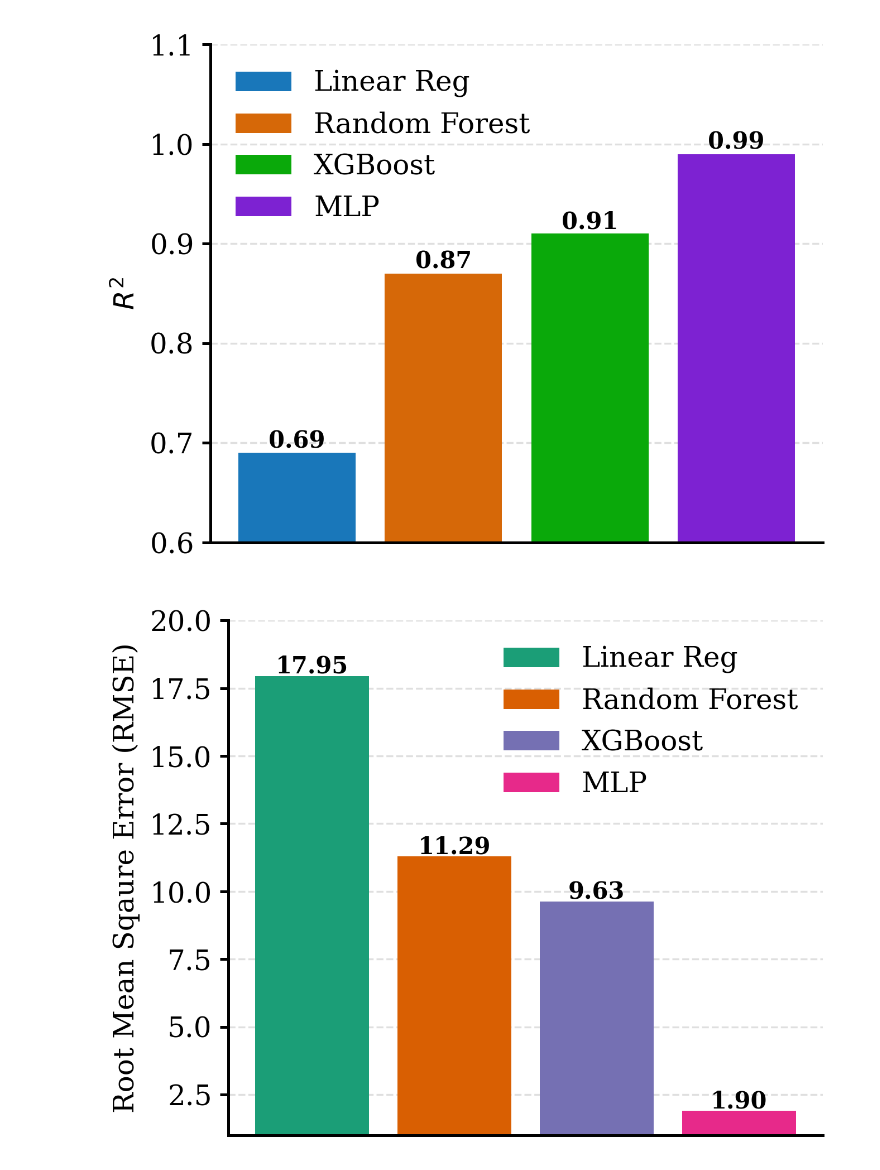
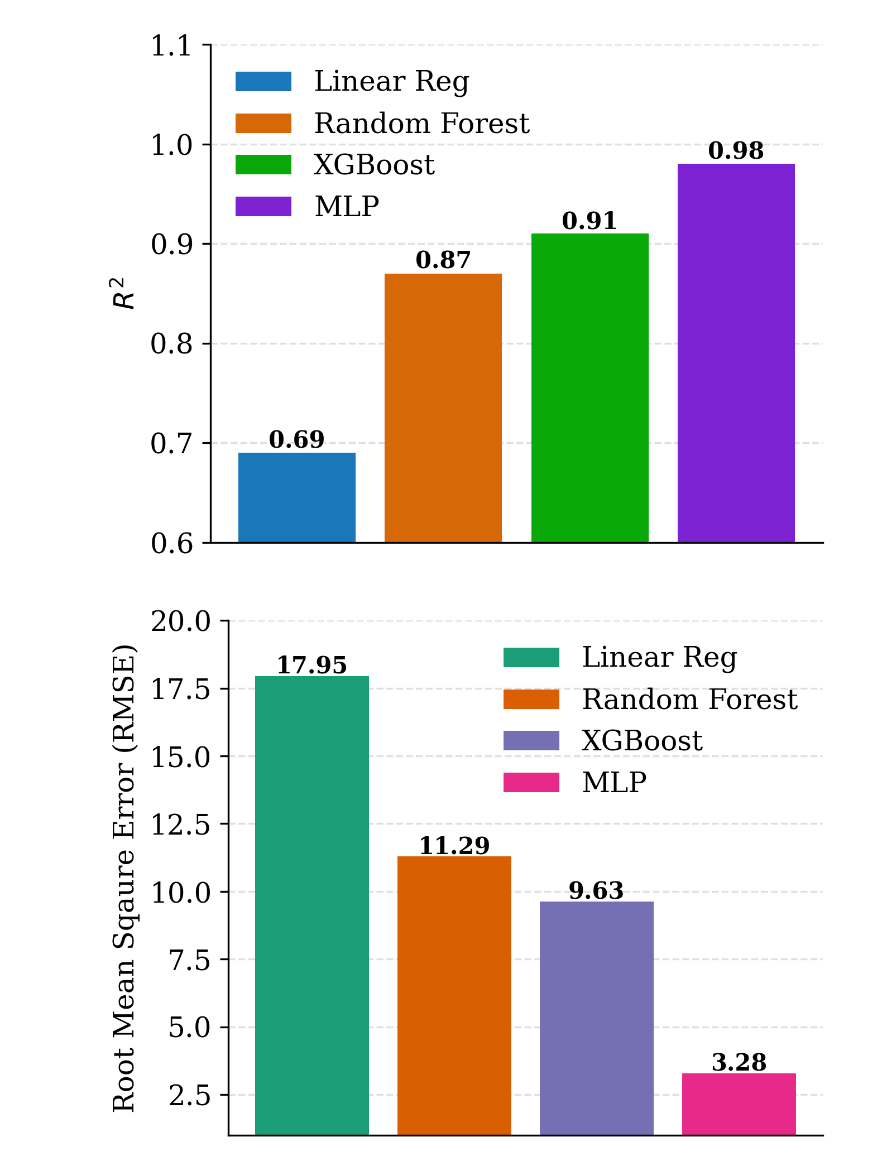
Before and after one commit to Prayash1432/Capstone-Final, a Jupyter notebook: final-code/plots.ipynb, the cells around one changed output. Cells and saved outputs as stored; diff of their text form; code cells hidden in the pictures.

```diff
--- a/final-code/plots.ipynb
+++ b/final-code/plots.ipynb
@@ -14,7 +14,7 @@ plt.rcParams.update({
 
 # Model names
 models = ['Linear Reg', 'Random Forest', 'XGBoost', 'MLP']
-cindex_values = [0.69, 0.87, 0.91, 0.99,]
+cindex_values = [0.69, 0.87, 0.91, 0.98,]
 
 # Colors
 colors = ["#1977ba", "#d66808", "#0aa90a", "#7d22d2", "#a7a2ab"]
@@ -52,7 +52,7 @@ plt.tight_layout()
 plt.savefig("barplot.png", dpi=300, bbox_inches='tight')
 plt.show()
 # %% [output]
-[figure, old version]
+[figure, new version]
 # %%
 import matplotlib.pyplot as plt
 import numpy as np
@@ -64,7 +64,7 @@ plt.rcParams.update({
 
 # Model names
 models = ['Linear Reg', 'Random Forest', 'XGBoost', 'MLP']
-cindex_values = [17.95, 11.29, 9.63, 1.9022]
+cindex_values = [17.95, 11.29, 9.63, 3.28]
 
 # Colors
 colors = ["#1B9E77", "#D95F02", "#7570B3", "#E7298A", "#66A61E"]
@@ -75,31 +75,31 @@ x = np.arange(len(models))
 
 bars = ax.bar(x, cindex_values, color=colors, linewidth=0.8)
 
 # Add value labels
 for i, val in enumerate(cindex_values):
     ax.text(i, val + 0.1, f"{val:.2f}", ha='center', fontsize=10, fontweight='bold')
 
 # Remove x-axis labels
 ax.set_xticks([])
 
 ax.set_ylim(1.0, 20.0)
 
 # Axis label
 ax.set_ylabel("Root Mean Sqaure Error (RMSE)", fontsize=12)
 
 # Grid
 ax.grid(axis='y', linestyle='--', alpha=0.4)
 ax.set_axisbelow(True)
 
 # Legend
 ax.legend(bars, models, frameon=False, loc='upper right')
 
 # Remove unnecessary spines
 ax.spines['top'].set_visible(False)
 ax.spines['right'].set_visible(False)
 
 plt.tight_layout()
 plt.savefig("rmse_barplot.png", dpi=300, bbox_inches='tight')
 plt.show()
 # %% [output]
-[figure, old version]
+[figure, new version]
```
Also changed, not shown: 7 other files.
